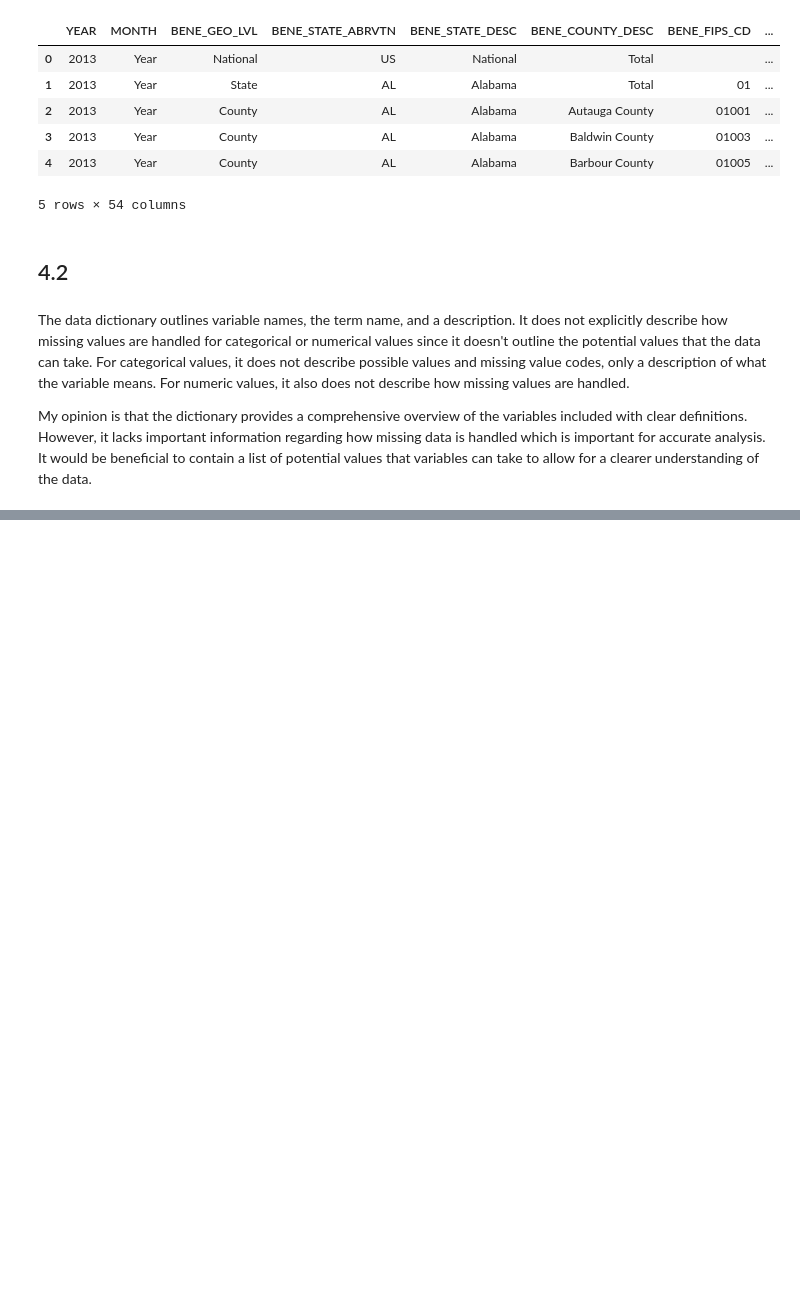
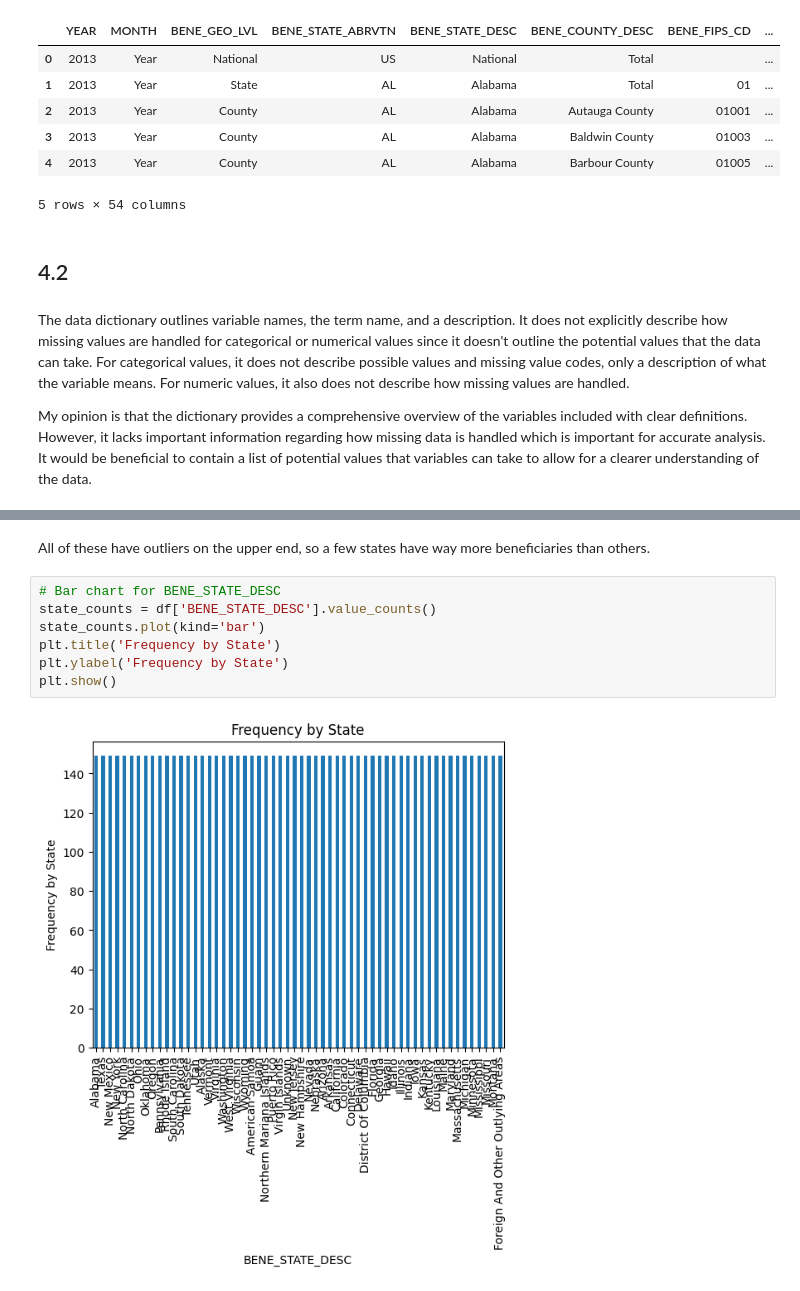
Before and after one commit to alyshaakhtar/DS3001-visualization, a Jupyter notebook: assignment/assignment.ipynb, the cells around one changed output, grey strips where cells are left out. Saved outputs shown, nothing was run; the diff lists cells and outputs as text; blank space fills up the shorter version.

```diff
--- a/assignment/assignment.ipynb
+++ b/assignment/assignment.ipynb
@@ -283,0 +380,11 @@ My opinion is that the dictionary provides a comprehensive overview of the varia
+# %% [markdown]
+All of these have outliers on the upper end, so a few states have way more beneficiaries than others.
+# %%
+# Bar chart for BENE_STATE_DESC
+state_counts = df['BENE_STATE_DESC'].value_counts()
+state_counts.plot(kind='bar')
+plt.title('Frequency by State')
+plt.ylabel('Frequency by State')
+plt.show()
+# %% [output]
+[figure, added]
```
Also changed, not shown: parts of 24 cells of this notebook.
